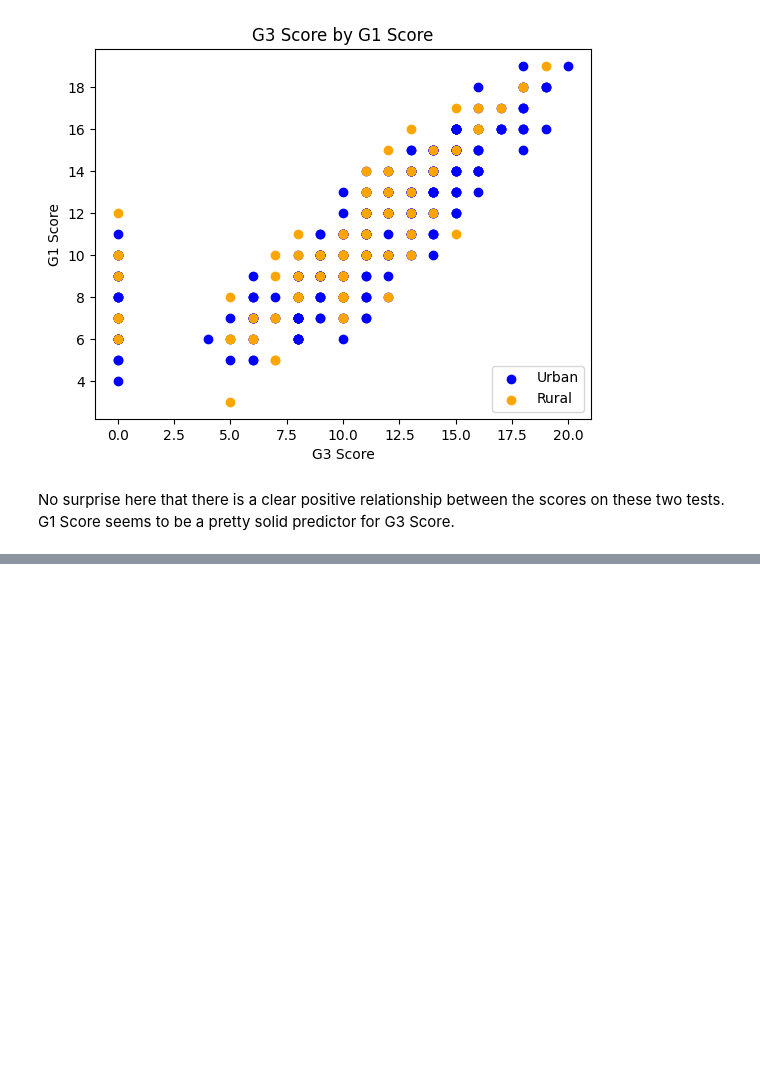
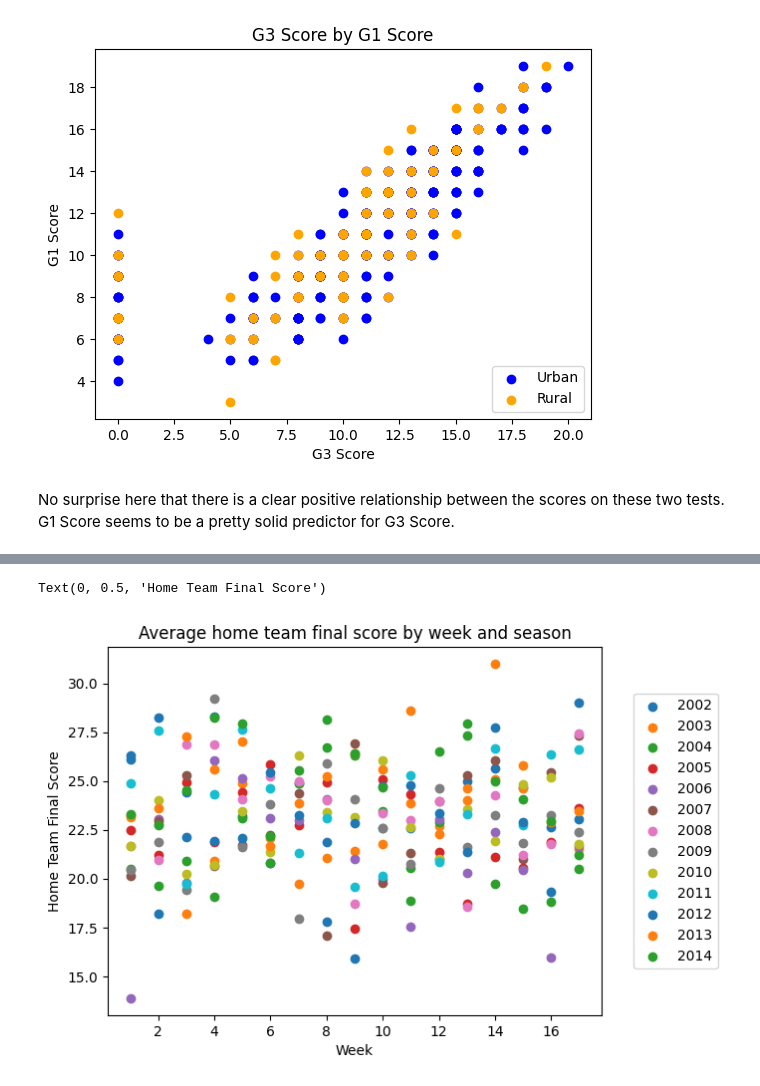
Before and after one commit to tort-cam/ST554HW4, a Jupyter notebook: HW4.ipynb, the cells around one changed output, grey strips where cells are left out. Drawn from its saved outputs; the diff is of its cells as text; code cells hidden in the pictures; blank space fills up the shorter version.

```diff
--- a/HW4.ipynb
+++ b/HW4.ipynb
@@ -313,0 +411,13 @@ drive.mount('/content/drive')
+# %%
+for i in range(2002, 2015):
+    sub = nflreg[nflreg['season'] == i]
+    weekly_mean = (sub.groupby("week")["HFinal"].mean())
+    plt.scatter(weekly_mean.index, weekly_mean.values, label=i)
+
+plt.legend(loc='center left', bbox_to_anchor=(1.05, 0.5))
+plt.title("Average home team final score by week and season")
+plt.xlabel("Week")
+plt.ylabel("Home Team Final Score")
+# %% [output]
+Text(0, 0.5, 'Home Team Final Score')
+[figure, added]
```
Also changed, not shown: parts of 17 cells of this notebook.
